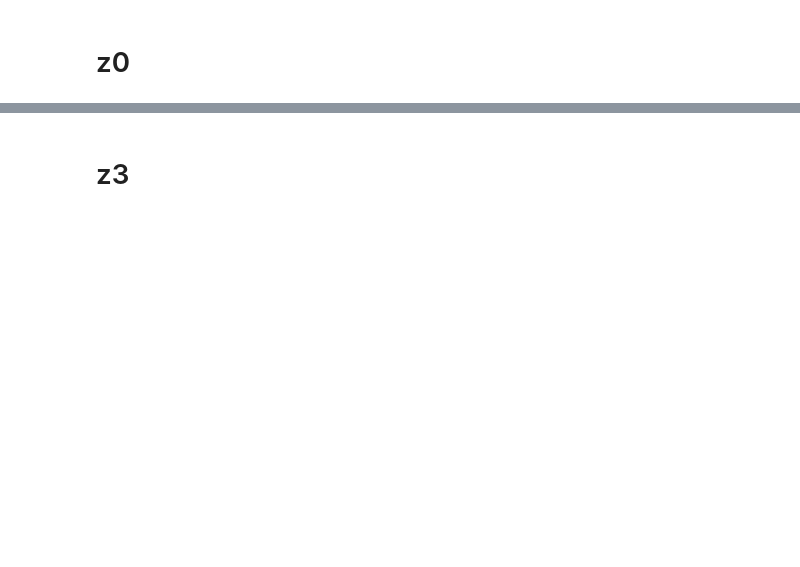
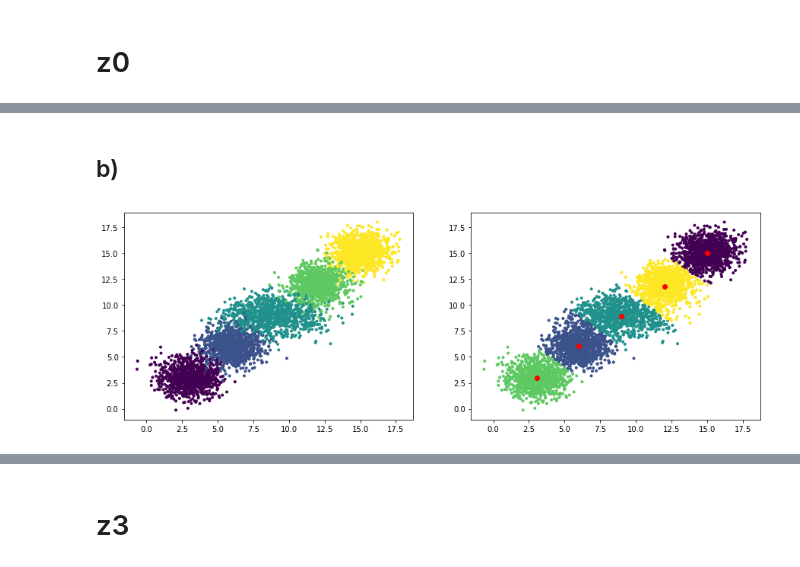
Before and after one commit to iCarrrot/DM, a Jupyter notebook: 3/lista 3.ipynb, the cells around one changed output, grey strips where cells are left out. Cells and saved outputs as stored; diff of their text form; code cells hidden in the pictures; blank space fills up the shorter version.

```diff
--- a/3/lista 3.ipynb
+++ b/3/lista 3.ipynb
@@ -54,0 +97,8 @@ type(iris.feature_names)
+# %% [markdown]
+## b)
+# %%
+Sigma[:,:,2] = np.array([[3,0],[0, 1]])
+
+plotData_KMeans(N,d,K,p,mi,Sigma)
+# %% [output]
+[figure, added]
```
Also changed, not shown: parts of 20 cells of this notebook.
